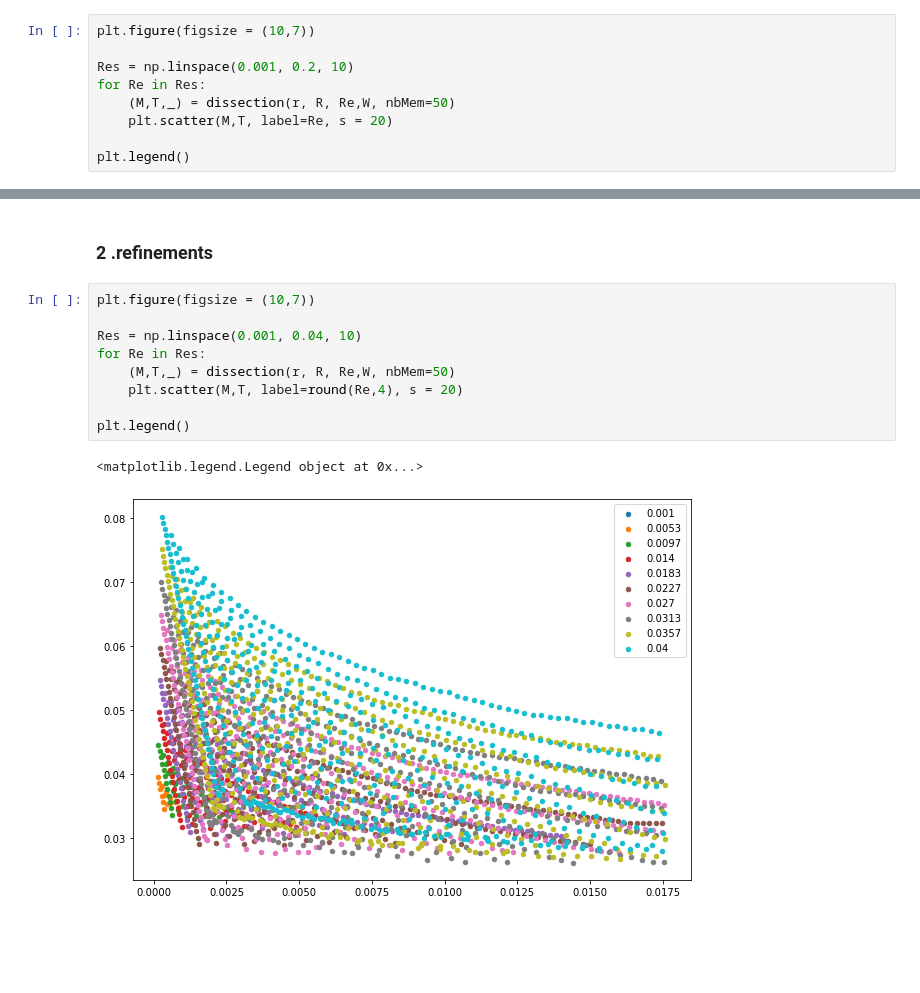
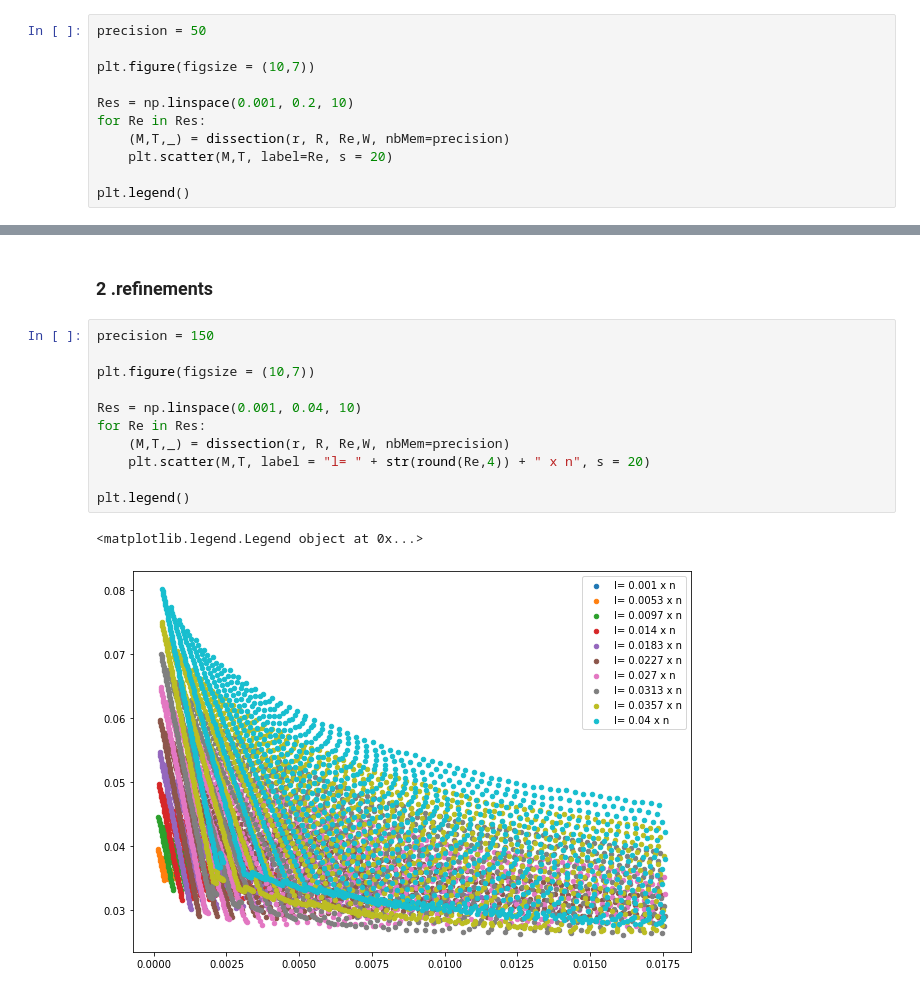
Before and after one commit to charlotte-lefevre/TM_tradeoffs_SDP, a Jupyter notebook: Cost_eval/Examples/DissectionPlot.ipynb, the cells around one changed output, grey strips where cells are left out. Cells and saved outputs as stored; diff of their text form; blank space fills up the shorter version.

```diff
--- a/Cost_eval/Examples/DissectionPlot.ipynb
+++ b/Cost_eval/Examples/DissectionPlot.ipynb
@@ -51,11 +60,13 @@ for i in range(0,len(M)):
 
 ### 1. Take all possible coefficients
 # %%
+precision = 50
+
 plt.figure(figsize = (10,7))
 
 Res = np.linspace(0.001, 0.2, 10)
 for Re in Res:
-    (M,T,_) = dissection(r, R, Re,W, nbMem=50)
+    (M,T,_) = dissection(r, R, Re,W, nbMem=precision)
     plt.scatter(M,T, label=Re, s = 20)
 
 plt.legend()
@@ -65,14 +76,16 @@ plt.legend()
 # %% [markdown]
 ### 2 .refinements
 # %%
+precision = 150
+
 plt.figure(figsize = (10,7))
 
 Res = np.linspace(0.001, 0.04, 10)
 for Re in Res:
-    (M,T,_) = dissection(r, R, Re,W, nbMem=50)
-    plt.scatter(M,T, label=round(Re,4), s = 20)
+    (M,T,_) = dissection(r, R, Re,W, nbMem=precision)
+    plt.scatter(M,T, label = "l= " + str(round(Re,4)) + " x n", s = 20)
 
 plt.legend()
 # %% [output]
 <matplotlib.legend.Legend object at 0x...>
-[figure, old version]
+[figure, new version]
```
Also changed, not shown: parts of 6 cells of this notebook, 4 other files.
